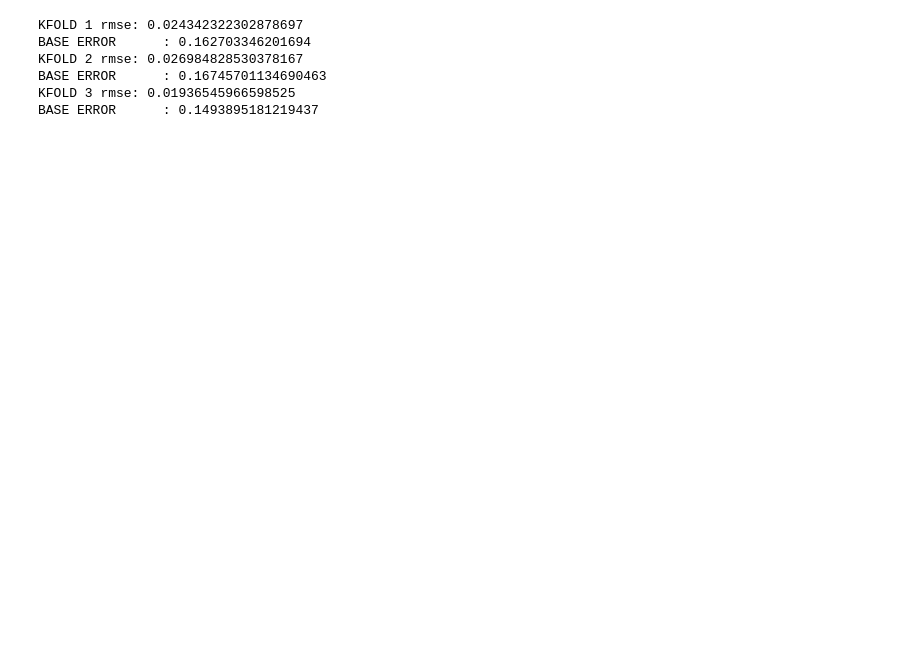
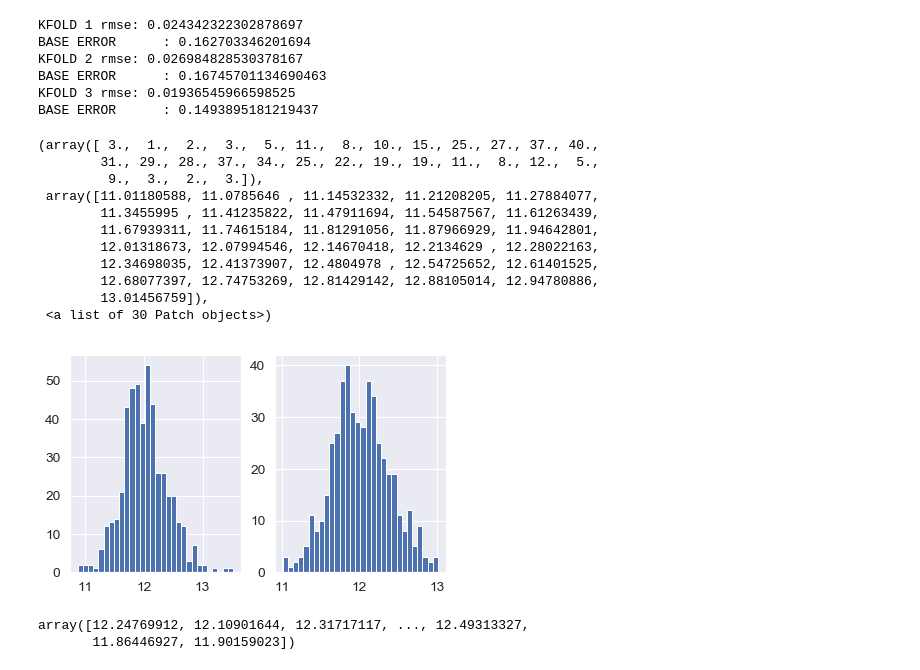
Before and after one commit to isaac-campbell-smith/linear-regression, a Jupyter notebook: notebooks/EDA.ipynb, the cells around one changed output. Drawn from its saved outputs; the diff is of its cells as text; code cells hidden in the pictures; blank space fills up the shorter version.

```diff
--- a/notebooks/EDA.ipynb
+++ b/notebooks/EDA.ipynb
@@ -498,3 +539,25 @@ KFOLD 2 rmse: 0.026984828530378167
 BASE ERROR      : 0.16745701134690463
 KFOLD 3 rmse: 0.01936545966598525
 BASE ERROR      : 0.1493895181219437
+# %%
+fig, axes = plt.subplots(1, 2)
+axes[0].hist(y_act, bins=30)
+axes[1].hist(y_pred, bins=30)
+# %% [output]
+(array([ 3.,  1.,  2.,  3.,  5., 11.,  8., 10., 15., 25., 27., 37., 40.,
+        31., 29., 28., 37., 34., 25., 22., 19., 19., 11.,  8., 12.,  5.,
+         9.,  3.,  2.,  3.]),
+ array([11.01180588, 11.0785646 , 11.14532332, 11.21208205, 11.27884077,
+        11.3455995 , 11.41235822, 11.47911694, 11.54587567, 11.61263439,
+        11.67939311, 11.74615184, 11.81291056, 11.87966929, 11.94642801,
+        12.01318673, 12.07994546, 12.14670418, 12.2134629 , 12.28022163,
+        12.34698035, 12.41373907, 12.4804978 , 12.54725652, 12.61401525,
+        12.68077397, 12.74753269, 12.81429142, 12.88105014, 12.94780886,
+        13.01456759]),
+ <a list of 30 Patch objects>)
+[figure, added]
+# %%
+y_train
+# %% [output]
+array([12.24769912, 12.10901644, 12.31717117, ..., 12.49313327,
+       11.86446927, 11.90159023])
```
Also changed, not shown: parts of 4 cells of this notebook.
